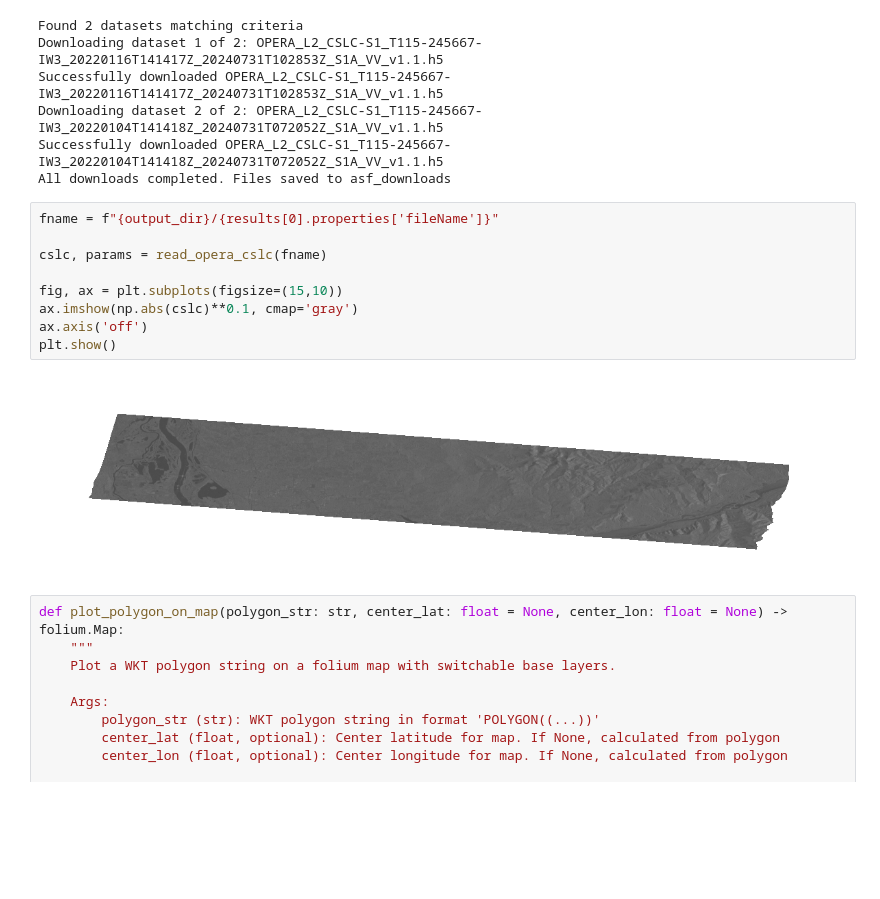
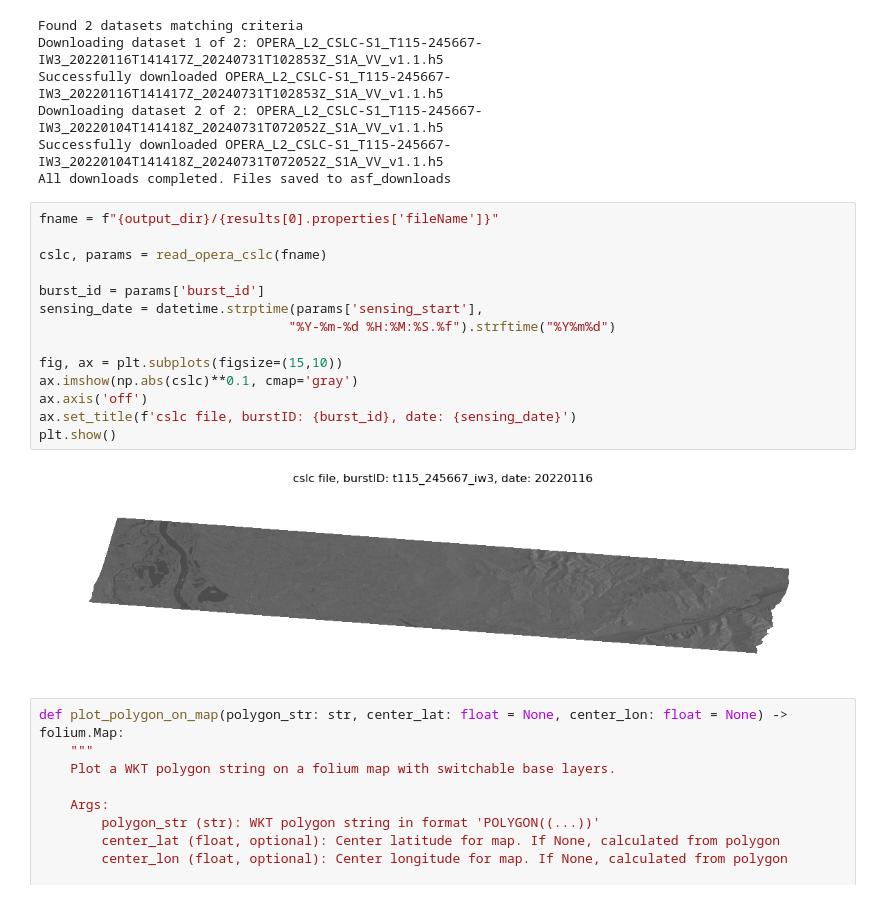
Before and after one commit to smuinsar/Misc, a Jupyter notebook: asf_opera_search/asf_opera_download.ipynb, the cells around one changed output. Drawn from its saved outputs; the diff is of its cells as text; blank space fills up the shorter version.

```diff
--- a/asf_opera_search/asf_opera_download.ipynb
+++ b/asf_opera_search/asf_opera_download.ipynb
@@ -132,14 +143,19 @@ All downloads completed. Files saved to asf_downloads
 # %%
 fname = f"{output_dir}/{results[0].properties['fileName']}"
 
 cslc, params = read_opera_cslc(fname)
 
+burst_id = params['burst_id']
+sensing_date = datetime.strptime(params['sensing_start'],
+                                "%Y-%m-%d %H:%M:%S.%f").strftime("%Y%m%d")
+
 fig, ax = plt.subplots(figsize=(15,10))
 ax.imshow(np.abs(cslc)**0.1, cmap='gray')
 ax.axis('off')
+ax.set_title(f'cslc file, burstID: {burst_id}, date: {sensing_date}')
 plt.show()
 # %% [output]
-[figure, old version]
+[figure, new version]
 # %%
 def plot_polygon_on_map(polygon_str: str, center_lat: float = None, center_lon: float = None) -> folium.Map:
     """
```
Also changed, not shown: parts of 7 cells of this notebook.
